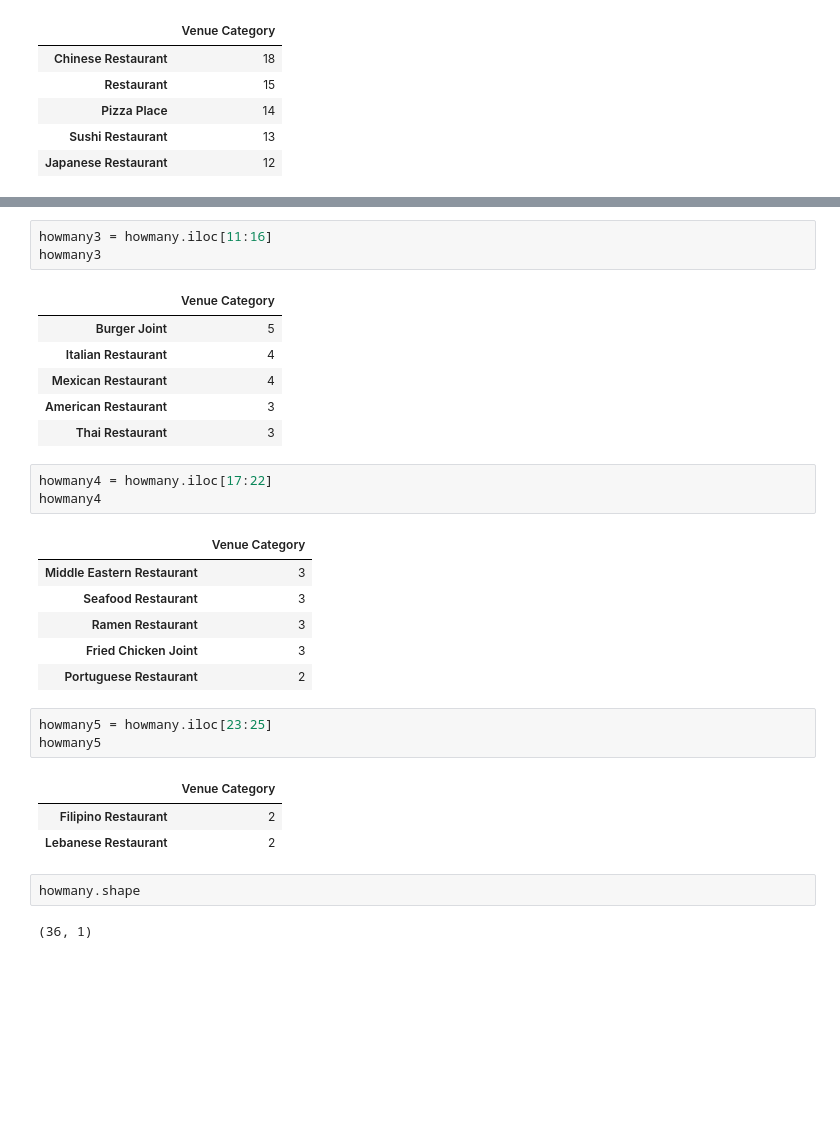
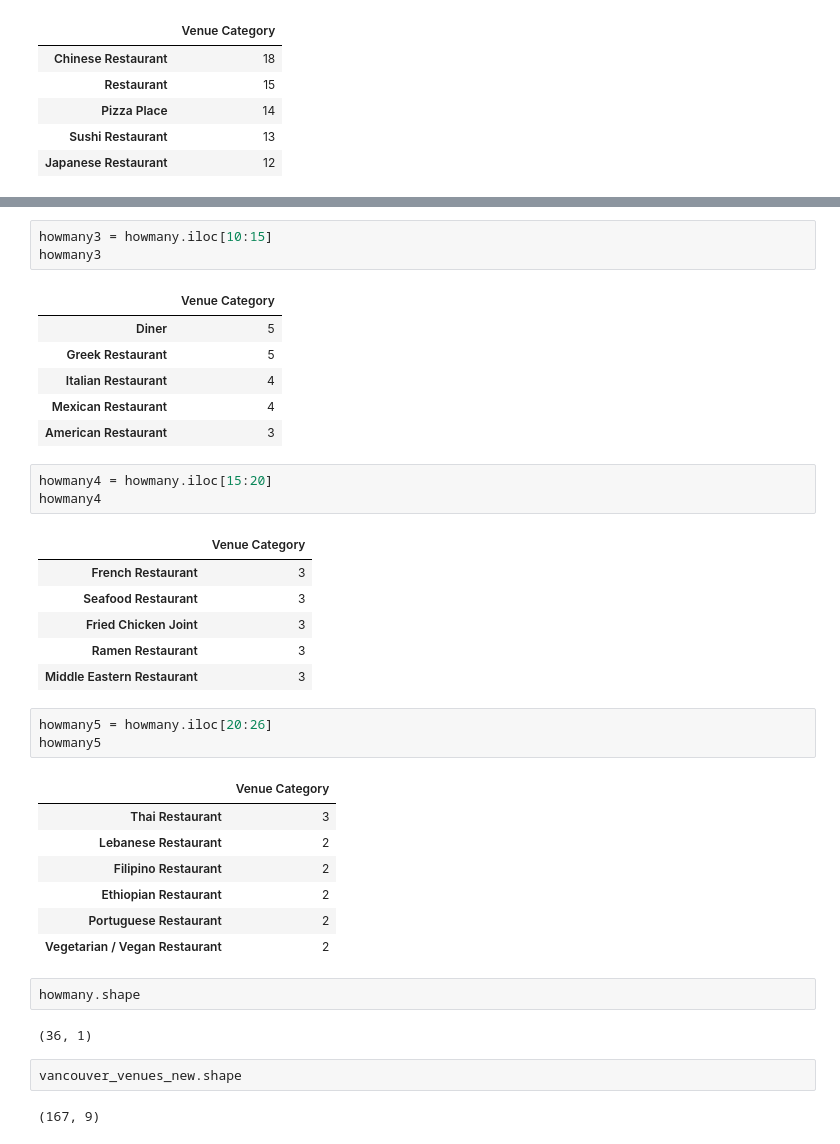
Before and after one commit to yempe/Capstone, a Jupyter notebook: capstone copy 1.ipynb, the cells around one changed output, grey strips where cells are left out. Drawn from its saved outputs; the diff is of its cells as text; blank space fills up the shorter version.

```diff
--- a/capstone copy 1.ipynb
+++ b/capstone copy 1.ipynb
@@ -483,31 +488,39 @@ howmany2
 # %%
-howmany3 = howmany.iloc[11:16]
+howmany3 = howmany.iloc[10:15]
 howmany3
 # %% [output]
 |  | Venue Category |
-| Burger Joint | 5 |
+| Diner | 5 |
+| Greek Restaurant | 5 |
 | Italian Restaurant | 4 |
 | Mexican Restaurant | 4 |
 | American Restaurant | 3 |
-| Thai Restaurant | 3 |
 # %%
-howmany4 = howmany.iloc[17:22]
+howmany4 = howmany.iloc[15:20]
 howmany4
 # %% [output]
 |  | Venue Category |
+| French Restaurant | 3 |
+| Seafood Restaurant | 3 |
+| Fried Chicken Joint | 3 |
+| Ramen Restaurant | 3 |
 | Middle Eastern Restaurant | 3 |
-| Seafood Restaurant | 3 |
-| Ramen Restaurant | 3 |
-| Fried Chicken Joint | 3 |
-| Portuguese Restaurant | 2 |
 # %%
-howmany5 = howmany.iloc[23:25]
+howmany5 = howmany.iloc[20:26]
 howmany5
 # %% [output]
 |  | Venue Category |
+| Thai Restaurant | 3 |
+| Lebanese Restaurant | 2 |
 | Filipino Restaurant | 2 |
-| Lebanese Restaurant | 2 |
+| Ethiopian Restaurant | 2 |
+| Portuguese Restaurant | 2 |
+| Vegetarian / Vegan Restaurant | 2 |
 # %%
 howmany.shape
 # %% [output]
 (36, 1)
+# %%
+vancouver_venues_new.shape
+# %% [output]
+(167, 9)
```
Also changed, not shown: parts of 4 cells of this notebook.
